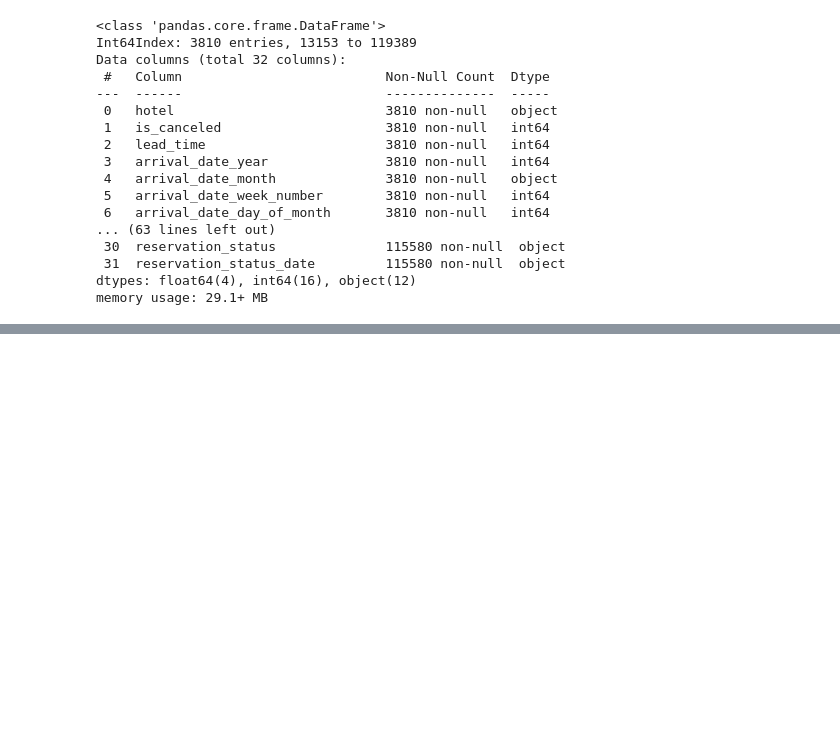
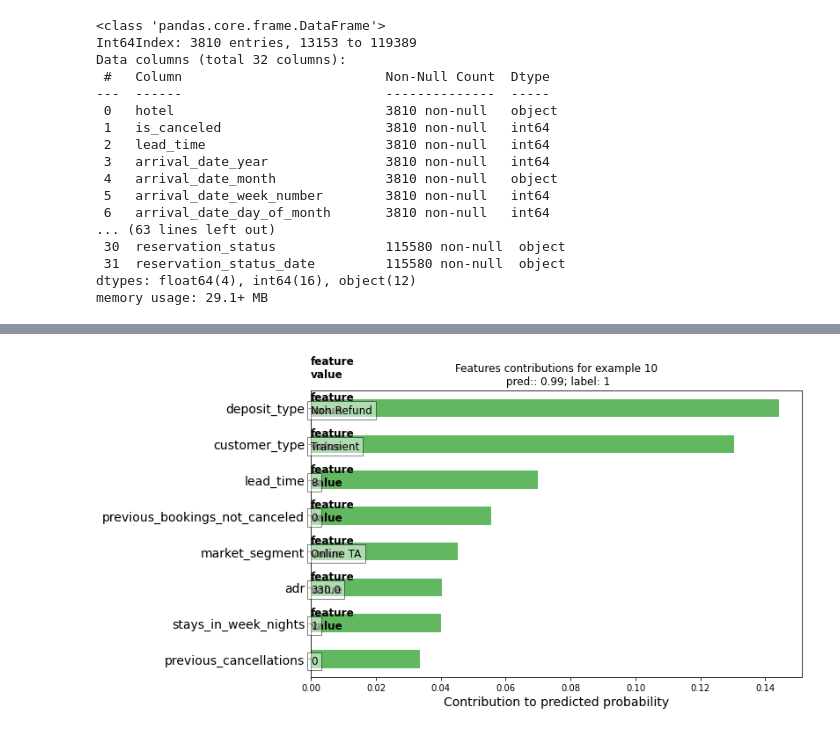
Before and after one commit to saidPolancoUPV/MachineLearningTensorFlow, a Jupyter notebook: Ch05/s1_introduction.ipynb, the cells around one changed output, grey strips where cells are left out. Drawn from its saved outputs; the diff is of its cells as text; code cells hidden in the pictures; blank space fills up the shorter version.

```diff
--- a/Ch05/s1_introduction.ipynb
+++ b/Ch05/s1_introduction.ipynb
@@ -276,3 +282,30 @@ def _add_feature_value(feature_values, ax):
         font = FontProperties()
         font.set_weight('bold')
         t = plt.text(x_coord, y_coord + 1 - OFFSET, 'feature\nvalue', fontproperties=font, size=12)
+# %%
+def plot_example(example):
+    TOP_N = 8 # view top features.
+    sorted_ix = example.abs().sort_values()[-TOP_N:].index  # sort by magnitude
+    example = example[sorted_ix]
+    colors = example.map(_get_color).tolist()
+    ax = example.to_frame().plot(kind='barh', color=[colors],
+                                 legend=None,
+                                 alpha=0.75,
+                                 figsize=(10, 6))
+    ax.grid(False, axis='y')
+    ax.set_yticklabels(ax.get_yticklabels(), size=14)
+
+    # add feature values
+    _add_feature_value(xvalid.iloc[ID][sorted_ix], ax)
+    return ax
+# %%
+ID = 10
+example = df_dfc.iloc[ID]
+TOP_N = 8
+sorted_ix = example.abs().sort_values()[-TOP_N:].index
+ax = plot_example(example)
+ax.set_title('Features contributions for example {}\n pred:: {:1.2f}; label: {}'.format(ID, probs[ID], labels[ID]))
+ax.set_xlabel('Contribution to predicted probability', size=14)
+plt.show()
+# %% [output]
+[figure, added]
```
Also changed, not shown: parts of 14 cells of this notebook, 6 other files.
